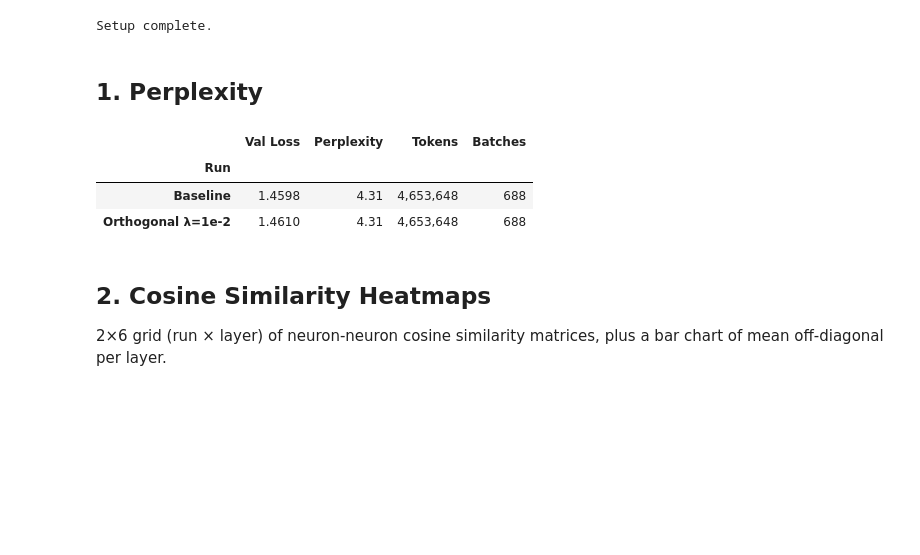
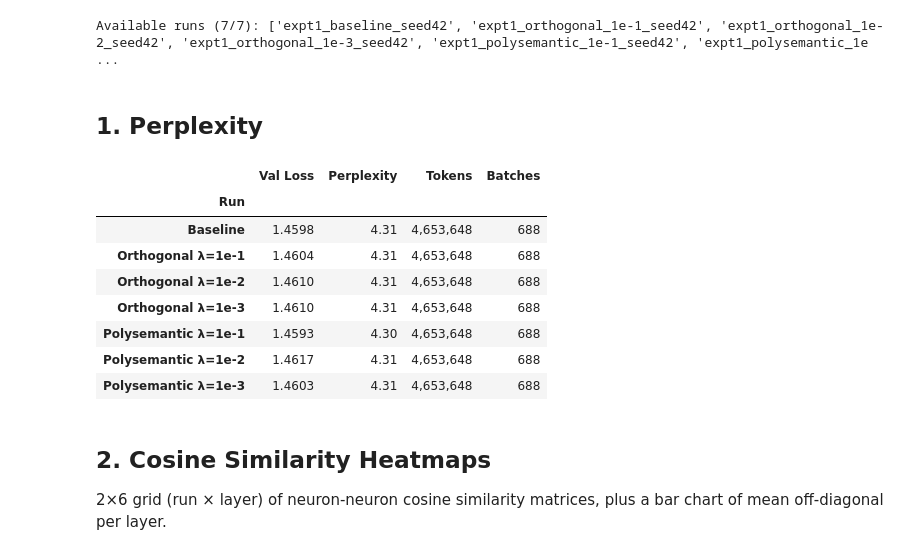
Before and after one commit to hiskuDN/training-time-interpretability, a Jupyter notebook: notebooks/evaluation.ipynb, the cells around one changed output. Saved outputs shown, nothing was run; the diff lists cells and outputs as text; code cells hidden in the pictures; blank space fills up the shorter version.

```diff
--- a/notebooks/evaluation.ipynb
+++ b/notebooks/evaluation.ipynb
@@ -30,11 +35,31 @@ ARTIFACT_DIR = "../checkpoints/eval"
 
 RUN_NAMES = [
     "expt1_baseline_seed42",
+    "expt1_orthogonal_1e-1_seed42",
     "expt1_orthogonal_1e-2_seed42",
+    "expt1_orthogonal_1e-3_seed42",
+    "expt1_polysemantic_1e-1_seed42",
+    "expt1_polysemantic_1e-2_seed42",
+    "expt1_polysemantic_1e-3_seed42",
 ]
 RUN_LABELS = {
-    "expt1_baseline_seed42": "Baseline",
-    "expt1_orthogonal_1e-2_seed42": "Orthogonal λ=1e-2",
+    "expt1_baseline_seed42":          "Baseline",
+    "expt1_orthogonal_1e-1_seed42":   "Orthogonal λ=1e-1",
+    "expt1_orthogonal_1e-2_seed42":   "Orthogonal λ=1e-2",
+    "expt1_orthogonal_1e-3_seed42":   "Orthogonal λ=1e-3",
+    "expt1_polysemantic_1e-1_seed42": "Polysemantic λ=1e-1",
+    "expt1_polysemantic_1e-2_seed42": "Polysemantic λ=1e-2",
+    "expt1_polysemantic_1e-3_seed42": "Polysemantic λ=1e-3",
+}
+# Colour palette: baseline grey, orthogonal blues, polysemantic oranges
+RUN_COLORS = {
+    "expt1_baseline_seed42":          "#555555",
+    "expt1_orthogonal_1e-1_seed42":   "#084594",
+    "expt1_orthogonal_1e-2_seed42":   "#2171b5",
+    "expt1_orthogonal_1e-3_seed42":   "#6baed6",
+    "expt1_polysemantic_1e-1_seed42": "#a63603",
+    "expt1_polysemantic_1e-2_seed42": "#e6550d",
+    "expt1_polysemantic_1e-3_seed42": "#fd8d3c",
 }
 N_LAYERS = 6
 
@@ -53,30 +78,37 @@ def load_npz(run_name: str, filename: str):
     return np.load(artifact_path(run_name, filename))
 
 
-print("Setup complete.")
+# Only include runs whose artifacts are present on disk
+AVAILABLE_RUNS = [r for r in RUN_NAMES if os.path.exists(artifact_path(r, "perplexity.json"))]
+print(f"Available runs ({len(AVAILABLE_RUNS)}/{len(RUN_NAMES)}): {AVAILABLE_RUNS}")
 # %% [output]
-Setup complete.
+Available runs (7/7): ['expt1_baseline_seed42', 'expt1_orthogonal_1e-1_seed42', 'expt1_orthogonal_1e-2_seed42', 'expt1_orthogonal_1e-3_seed42', 'expt1_polysemantic_1e-1_seed42', 'expt1_polysemantic_1e ...
 # %% [markdown]
 ## 1. Perplexity
 # %%
 rows = []
-for run_name in RUN_NAMES:
+for run_name in AVAILABLE_RUNS:
     data = load_json(run_name, "perplexity.json")
     rows.append({
         "Run": RUN_LABELS[run_name],
         "Val Loss": f"{data['val_loss']:.4f}",
         "Perplexity": f"{data['perplexity']:.2f}",
         "Tokens": f"{data['n_tokens']:,}",
         "Batches": data["n_batches"],
     })
 
 df_ppl = pd.DataFrame(rows).set_index("Run")
 display(df_ppl)
 # %% [output]
 |  | Val Loss | Perplexity | Tokens | Batches |
 | Run |  |  |  |  |
 | Baseline | 1.4598 | 4.31 | 4,653,648 | 688 |
+| Orthogonal λ=1e-1 | 1.4604 | 4.31 | 4,653,648 | 688 |
 | Orthogonal λ=1e-2 | 1.4610 | 4.31 | 4,653,648 | 688 |
+| Orthogonal λ=1e-3 | 1.4610 | 4.31 | 4,653,648 | 688 |
+| Polysemantic λ=1e-1 | 1.4593 | 4.30 | 4,653,648 | 688 |
+| Polysemantic λ=1e-2 | 1.4617 | 4.31 | 4,653,648 | 688 |
+| Polysemantic λ=1e-3 | 1.4603 | 4.31 | 4,653,648 | 688 |
 # %% [markdown]
 ## 2. Cosine Similarity Heatmaps
 
```
Also changed, not shown: parts of 8 cells of this notebook.
